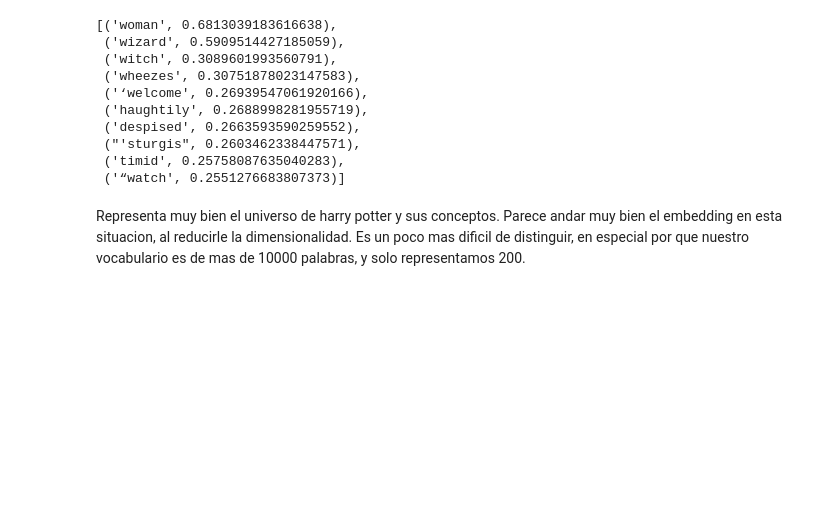
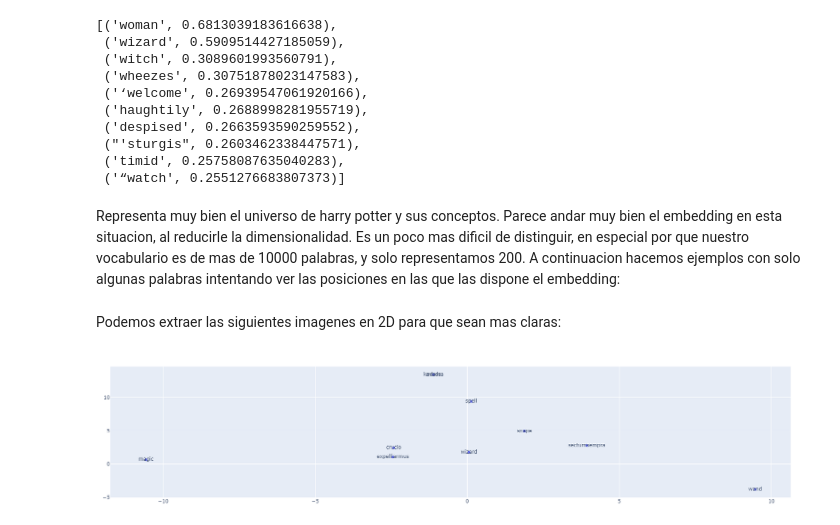
Before and after one commit to Gonzalo-Avalos-Ribas/Entregas_NLP, a Jupyter notebook: Entrega2/Desafio_2.ipynb, the cells around one changed output. Saved outputs shown, nothing was run; the diff lists cells and outputs as text; code cells hidden in the pictures; blank space fills up the shorter version.

Commit message:
Agregado de imagenes y explicaciones

```diff
--- a/Entrega2/Desafio_2.ipynb
+++ b/Entrega2/Desafio_2.ipynb
@@ -219,3 +219,11 @@ fig = px.scatter(x=vecs[:MAX_WORDS,0], y=vecs[:MAX_WORDS,1], text=labels[:MAX_WO
 fig.show()
 # %% [markdown]
 Representa muy bien el universo de harry potter y sus conceptos. Parece andar muy bien el embedding en esta situacion, al reducirle la dimensionalidad. Es un poco mas dificil de distinguir, en especial por que nuestro vocabulario es de mas de 10000 palabras, y solo representamos 200.
+A continuacion hacemos ejemplos con solo algunas palabras intentando ver las posiciones en las que las dispone el embedding:
+# %% [markdown]
+Podemos extraer las siguientes imagenes en 2D para que sean mas claras:
+# %%
+from IPython.display import Image
+Image(filename='Picture1.png')
+# %% [output]
+[figure, added]
```
Also changed, not shown: parts of 3 cells of this notebook, 2 other files.
